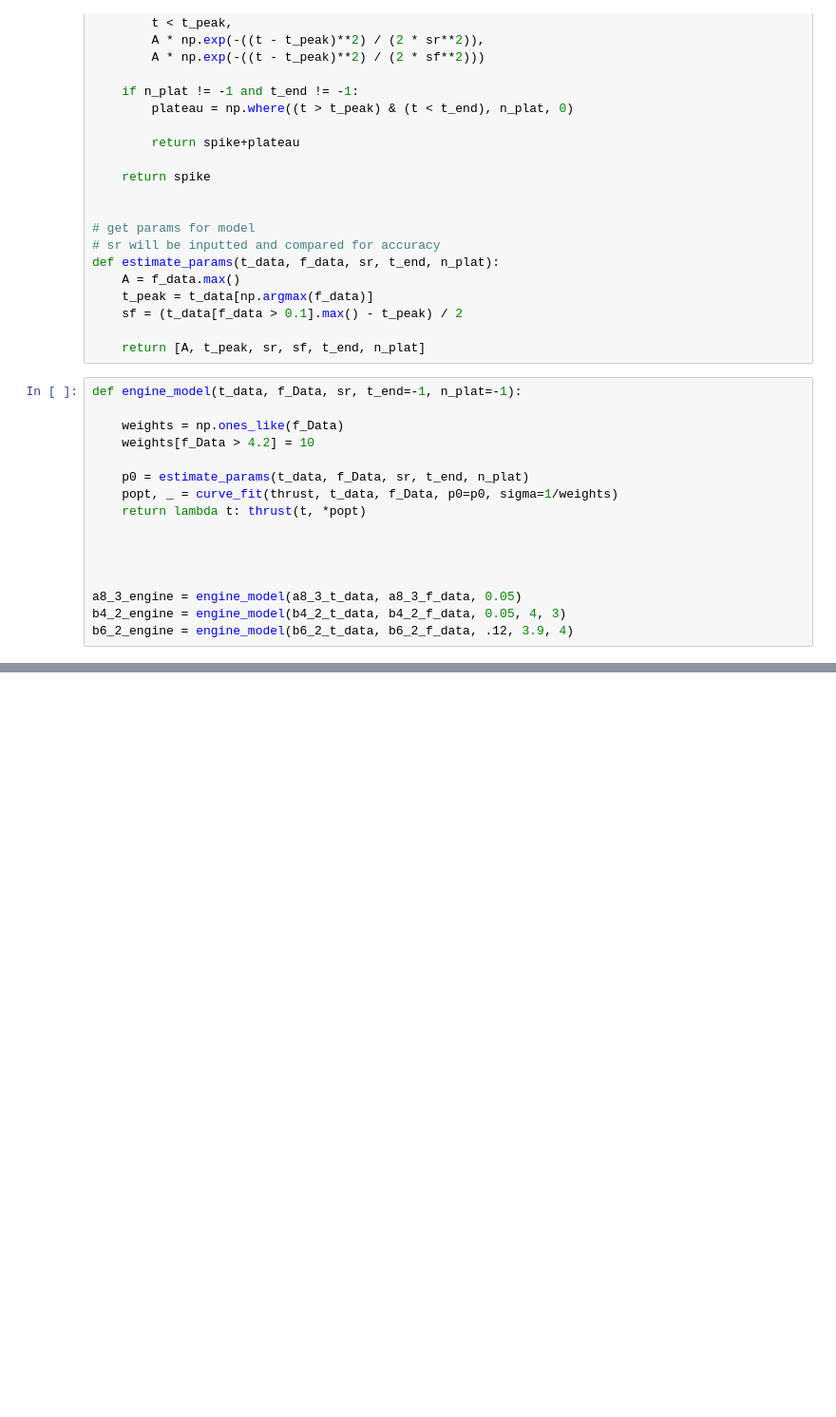
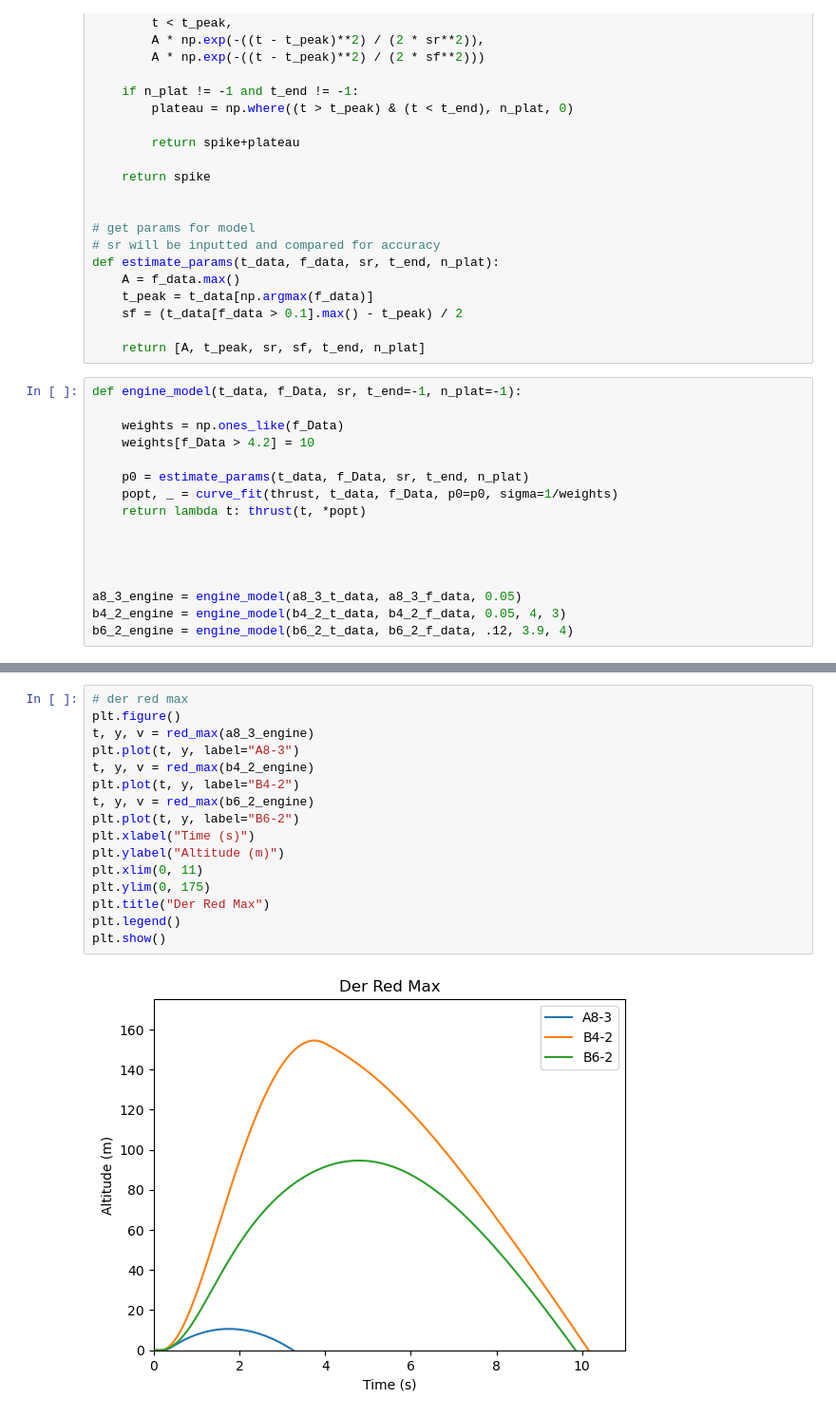
Before and after one commit to Johang727/EGR215, a Jupyter notebook: Final/Final.ipynb, the cells around one changed output, grey strips where cells are left out. Shown at 95% size. Drawn from its saved outputs; the diff is of its cells as text; blank space fills up the shorter version.

```diff
--- a/Final/Final.ipynb
+++ b/Final/Final.ipynb
@@ -106,0 +176,18 @@ b6_2_engine = engine_model(b6_2_t_data, b6_2_f_data, .12, 3.9, 4)
+# %%
+# der red max
+plt.figure()
+t, y, v = red_max(a8_3_engine)
+plt.plot(t, y, label="A8-3")
+t, y, v = red_max(b4_2_engine)
+plt.plot(t, y, label="B4-2")
+t, y, v = red_max(b6_2_engine)
+plt.plot(t, y, label="B6-2")
+plt.xlabel("Time (s)")
+plt.ylabel("Altitude (m)")
+plt.xlim(0, 11)
+plt.ylim(0, 175)
+plt.title("Der Red Max")
+plt.legend()
+plt.show()
+# %% [output]
+[figure, added]
```
Also changed, not shown: parts of 5 cells of this notebook, 1 other file.
